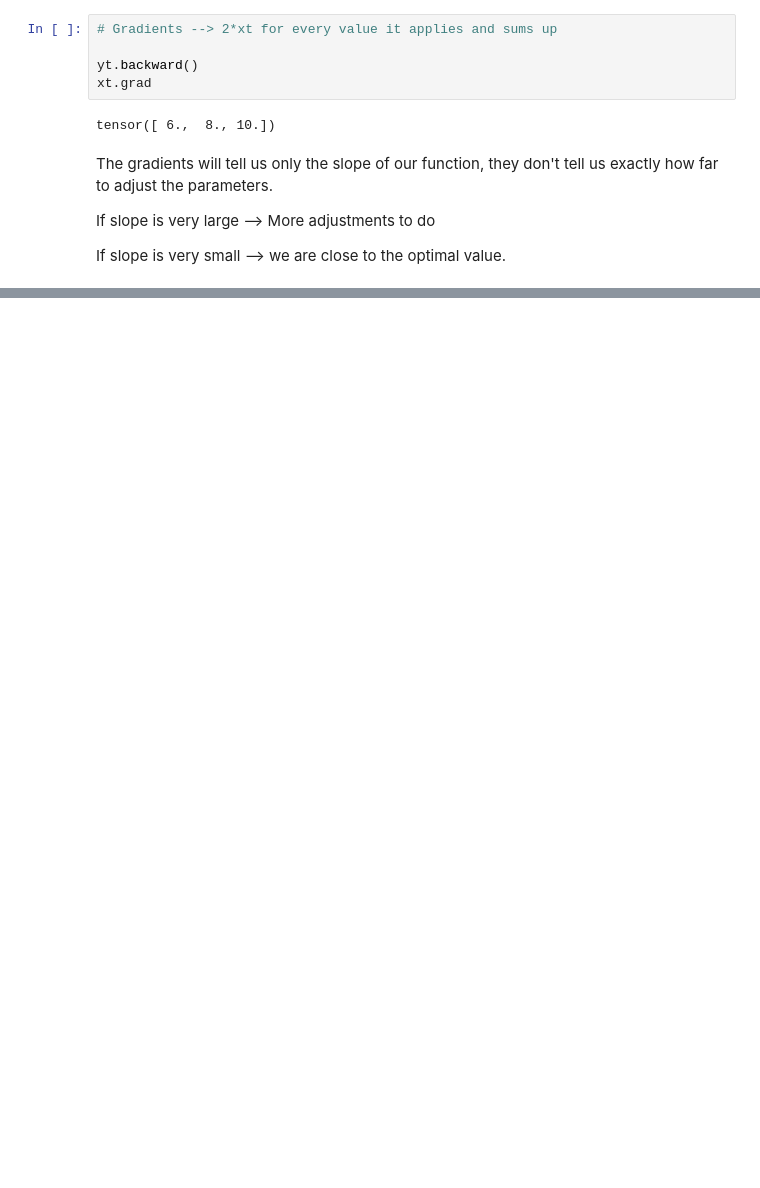
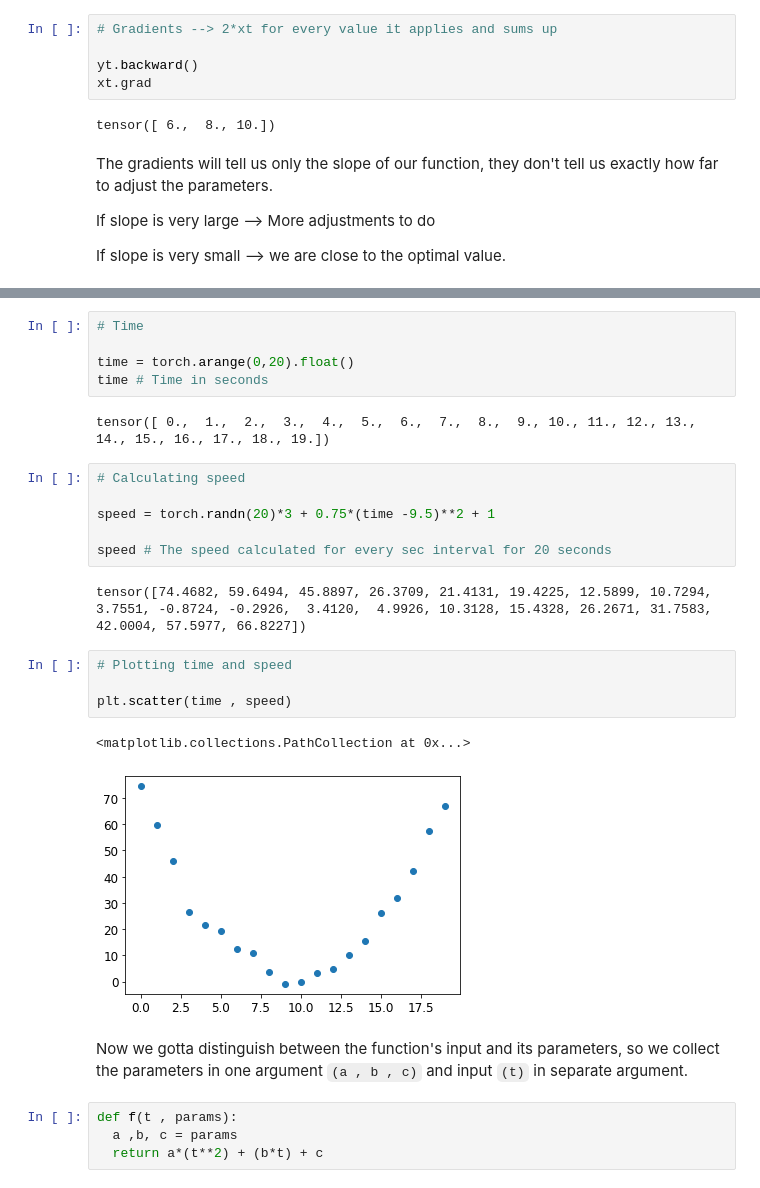
Before and after one commit to ashikshafi08/Learning-Fastai, a Jupyter notebook: Underhood_the_classifier.ipynb, the cells around one changed output, grey strips where cells are left out. Drawn from its saved outputs; the diff is of its cells as text; blank space fills up the shorter version.

```diff
--- a/Underhood_the_classifier.ipynb
+++ b/Underhood_the_classifier.ipynb
@@ -596,0 +621,28 @@ If slope is very small —> we are close to the optimal value.
+# %%
+# Time
+
+time = torch.arange(0,20).float()
+time # Time in seconds
+# %% [output]
+tensor([ 0.,  1.,  2.,  3.,  4.,  5.,  6.,  7.,  8.,  9., 10., 11., 12., 13., 14., 15., 16., 17., 18., 19.])
+# %%
+# Calculating speed
+
+speed = torch.randn(20)*3 + 0.75*(time -9.5)**2 + 1
+
+speed # The speed calculated for every sec interval for 20 seconds
+# %% [output]
+tensor([74.4682, 59.6494, 45.8897, 26.3709, 21.4131, 19.4225, 12.5899, 10.7294,  3.7551, -0.8724, -0.2926,  3.4120,  4.9926, 10.3128, 15.4328, 26.2671, 31.7583, 42.0004, 57.5977, 66.8227])
+# %%
+# Plotting time and speed
+
+plt.scatter(time , speed)
+# %% [output]
+<matplotlib.collections.PathCollection at 0x...>
+[figure, added]
+# %% [markdown]
+Now we gotta distinguish between the function's input and its parameters, so we collect the parameters in one argument `(a , b , c)` and input `(t)` in separate argument.
+# %%
+def f(t , params):
+  a ,b, c = params
+  return a*(t**2) + (b*t) + c
```
Also changed, not shown: parts of 25 cells of this notebook.
